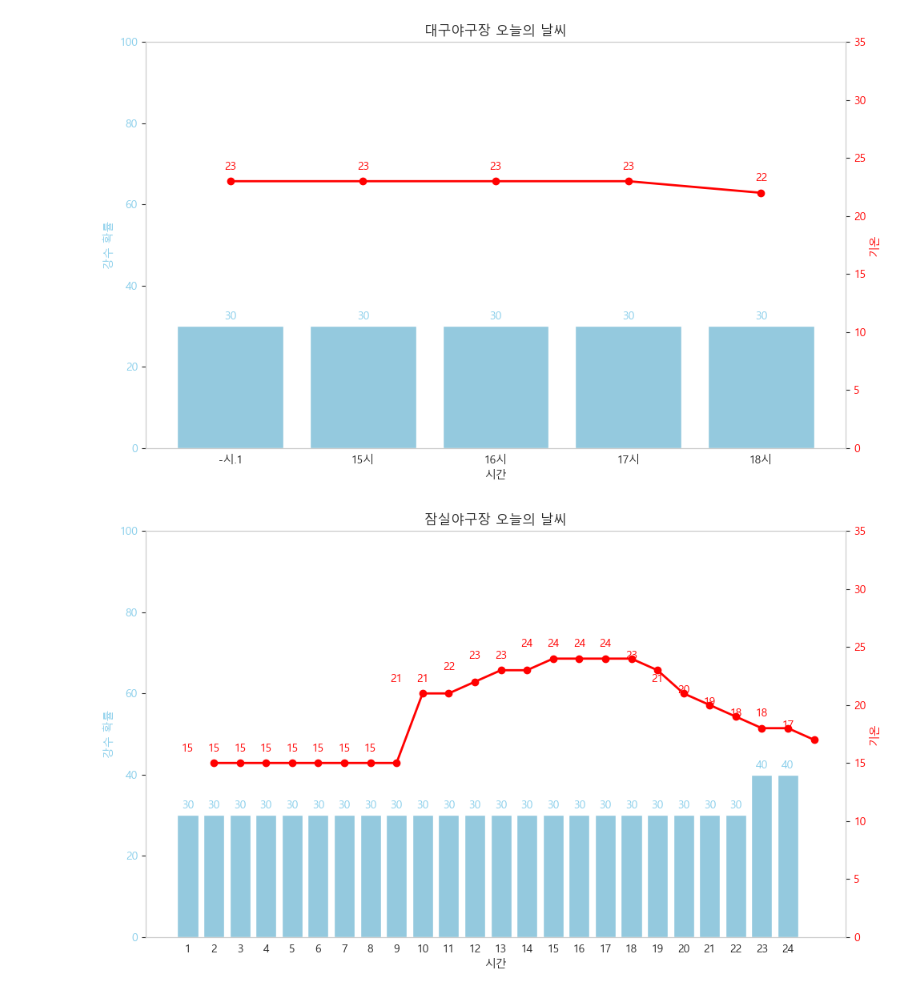
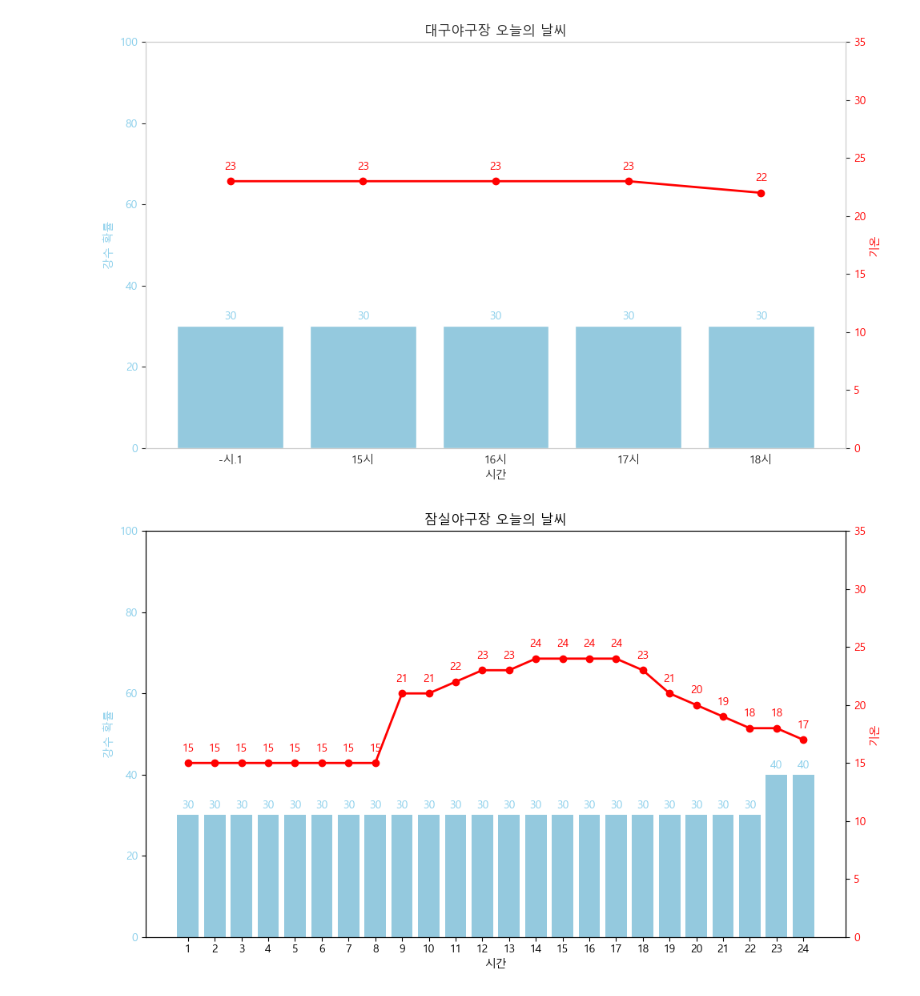
Before and after one commit to COMFORTO-O/SKShieldus_Rookies_Mini_Project_Yamoa, a Jupyter notebook: weather_stadium_plt.ipynb, the cells around one changed output. Cells and saved outputs as stored; diff of their text form; code cells hidden in the pictures.

Commit message:
modify weather plot

```diff
--- a/weather_stadium_plt.ipynb
+++ b/weather_stadium_plt.ipynb
@@ -146,33 +146,36 @@ bars = sns.barplot(data=df_plot, x='시간', y='강수 확률', color='skyblue',
 ax1.set_ylabel('강수 확률', color='skyblue')
 ax1.set_ylim(0, 100)
 ax1.tick_params(axis='y', labelcolor='skyblue')
 
 for bar in bars.patches:
     height = bar.get_height()
     ax1.text(bar.get_x() + bar.get_width() / 2, height + 1, f'{height:.0f}',
              ha='center', va='bottom', fontsize=10, color='skyblue')
 
 # 기온 꺾은선 그래프
 ax2 = ax1.twinx()
-ax2.plot(df_plot['시간'], df_plot['기온'], marker='o', color='red', label='기온', linewidth=2)
 
+# Adjust x-axis alignment for the line plot
+ax2.plot(range(len(df_plot['시간'])), df_plot['기온'], marker='o', color='red', label='기온', linewidth=2)
+
+# Update text annotations for the adjusted x-axis
 for i, val in enumerate(df_plot['기온']):
     ax2.text(i, val + 0.8, f'{val:.0f}', ha='center', va='bottom', fontsize=10, color='red')
 
 ax2.set_ylabel('기온', color='red')
+ax2.tick_params(axis='y', labelcolor='red')
 ax2.set_ylim(0, 35)
-ax2.tick_params(axis='y', labelcolor='red')
 
 # 제목
 plt.title(f'{input_stadium} 오늘의 날씨')
 
 # axes 선 제거 (양쪽)
 for spine in ['top', 'right', 'left', 'bottom']:
     ax1.grid(False)
     ax2.grid(False)
 
 # 레이아웃 조정 및 출력
 plt.tight_layout()
 plt.show()
 # %% [output]
-[figure, old version]
+[figure, new version]
```
